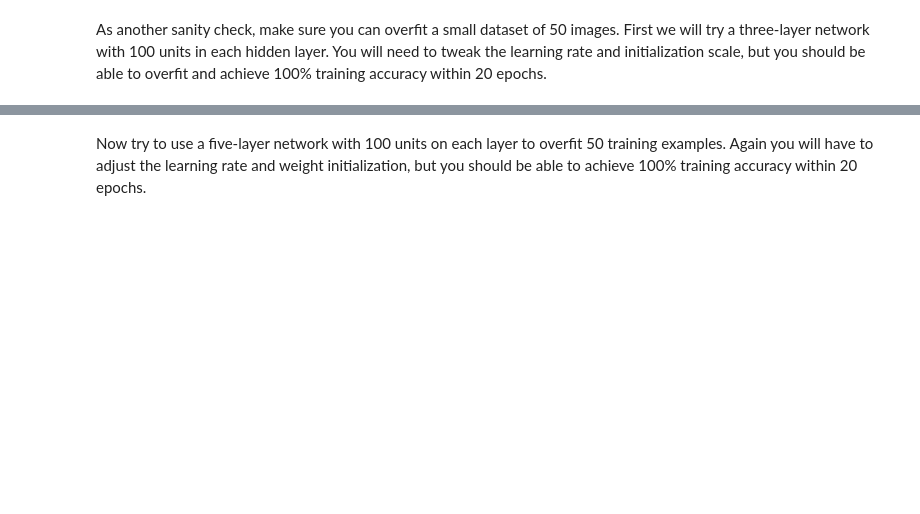
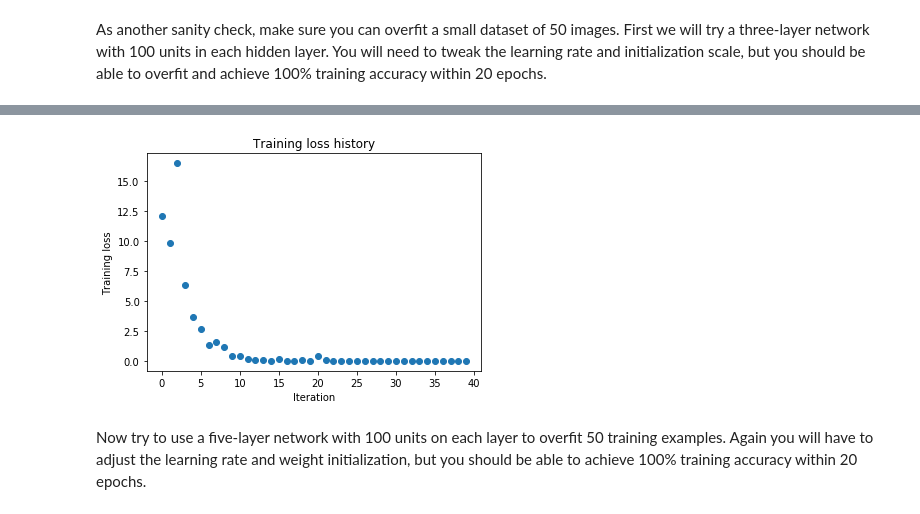
Before and after one commit to rayz2007/cs231n, a Jupyter notebook: assignment2/FullyConnectedNets.ipynb, the cells around one changed output, grey strips where cells are left out. Cells and saved outputs as stored; diff of their text form; code cells hidden in the pictures; blank space fills up the shorter version.

```diff
--- a/assignment2/FullyConnectedNets.ipynb
+++ b/assignment2/FullyConnectedNets.ipynb
@@ -420,8 +429,8 @@ small_data = {
   'y_val': data['y_val'],
 }
 
-weight_scale = 1e-2
-learning_rate = 1e-4
+weight_scale = 3.8e-02 #1e-2
+learning_rate = 1.9e-03 #1e-4
 model = FullyConnectedNet([100, 100],
               weight_scale=weight_scale, dtype=np.float64)
 solver = Solver(model, small_data,
@@ -438,3 +447,4 @@ plt.title('Training loss history')
 plt.xlabel('Iteration')
 plt.ylabel('Training loss')
 plt.show()
+# %% [output]
@@ -441,3 +468,4 @@ plt.show()
+[figure, added]
 # %% [markdown]
 Now try to use a five-layer network with 100 units on each layer to overfit 50 training examples. Again you will have to adjust the learning rate and weight initialization, but you should be able to achieve 100% training accuracy within 20 epochs.
 # %%
```
Also changed, not shown: parts of 17 cells of this notebook, 3 other files.
